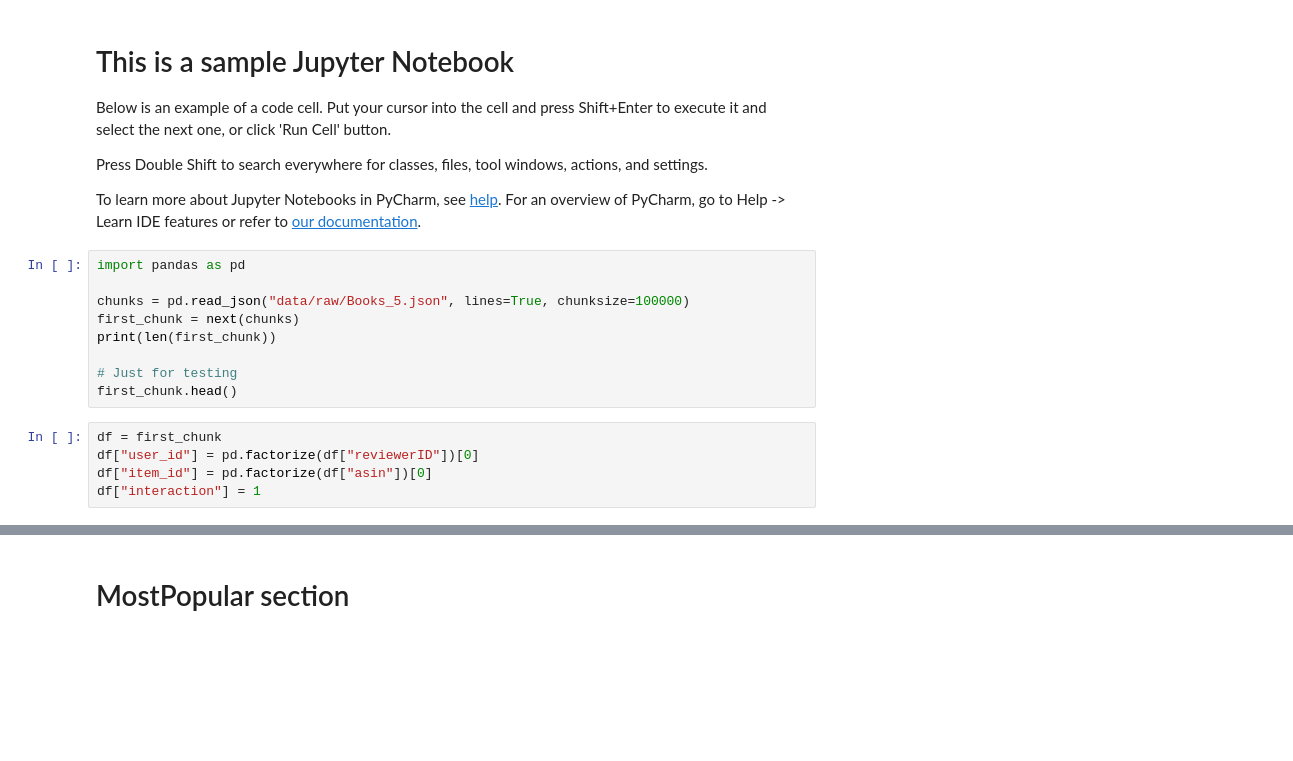
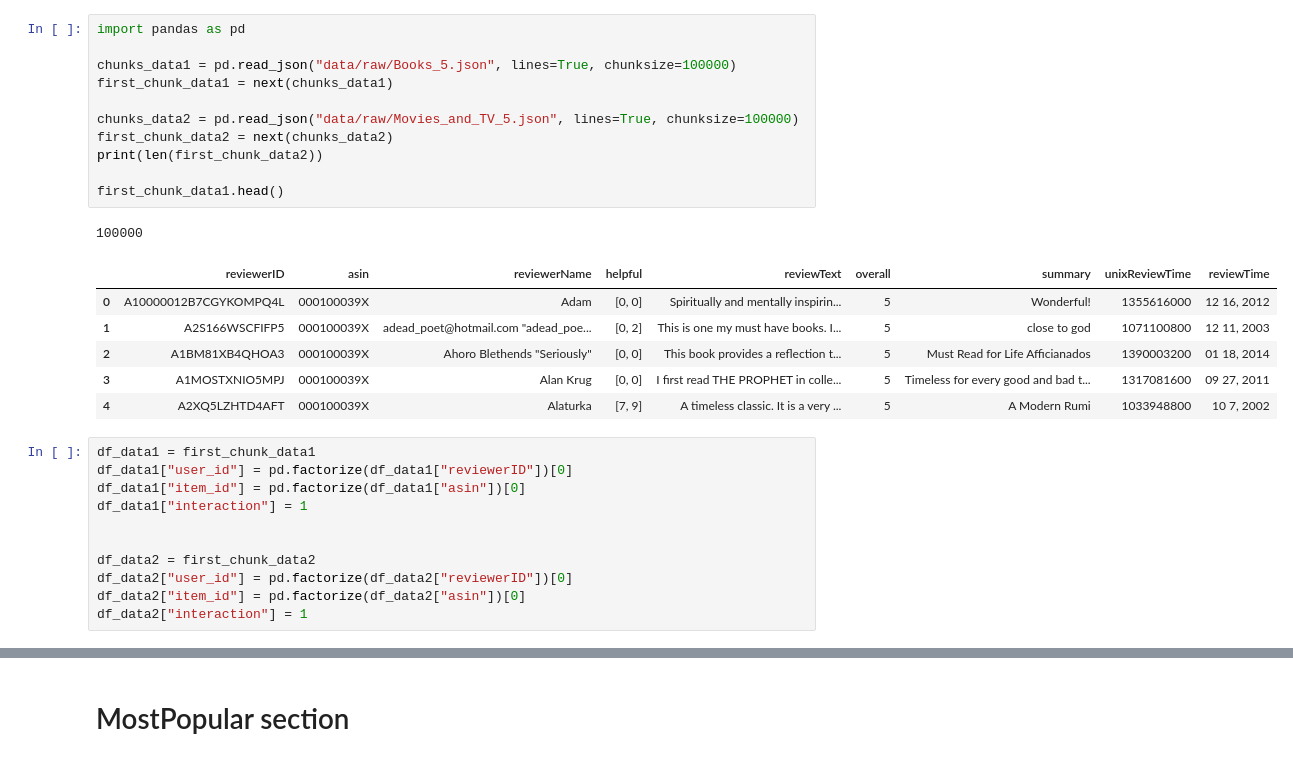
Before and after one commit to MaxVK03/InformationRetrieval, a Jupyter notebook: sample.ipynb, the cells around one changed output, grey strips where cells are left out. Drawn from its saved outputs; the diff is of its cells as text; blank space fills up the shorter version.

```diff
--- a/sample.ipynb
+++ b/sample.ipynb
@@ -1,25 +1,31 @@
-# %% [markdown]
-# This is a sample Jupyter Notebook
-
-Below is an example of a code cell.
-Put your cursor into the cell and press Shift+Enter to execute it and select the next one, or click 'Run Cell' button.
-
-Press Double Shift to search everywhere for classes, files, tool windows, actions, and settings.
-
-To learn more about Jupyter Notebooks in PyCharm, see [help](https://www.jetbrains.com/help/pycharm/ipython-notebook-support.html).
-For an overview of PyCharm, go to Help -> Learn IDE features or refer to [our documentation](https://www.jetbrains.com/help/pycharm/getting-started.html).
 # %%
 import pandas as pd
 
-chunks = pd.read_json("data/raw/Books_5.json", lines=True, chunksize=100000)
-first_chunk = next(chunks)
-print(len(first_chunk))
+chunks_data1 = pd.read_json("data/raw/Books_5.json", lines=True, chunksize=100000)
+first_chunk_data1 = next(chunks_data1)
 
-# Just for testing
-first_chunk.head()
+chunks_data2 = pd.read_json("data/raw/Movies_and_TV_5.json", lines=True, chunksize=100000)
+first_chunk_data2 = next(chunks_data2)
+print(len(first_chunk_data2))
+
+first_chunk_data1.head()
+# %% [output]
+100000
+|  | reviewerID | asin | reviewerName | helpful | reviewText | overall | summary | unixReviewTime | reviewTime |
+| 0 | A10000012B7CGYKOMPQ4L | 000100039X | Adam | [0, 0] | Spiritually and mentally inspirin... | 5 | Wonderful! | 1355616000 | 12 16, 2012 |
+| 1 | A2S166WSCFIFP5 | 000100039X | adead_poet@hotmail.com "adead_poe... | [0, 2] | This is one my must have books. I... | 5 | close to god | 1071100800 | 12 11, 2003 |
+| 2 | A1BM81XB4QHOA3 | 000100039X | Ahoro Blethends "Seriously" | [0, 0] | This book provides a reflection t... | 5 | Must Read for Life Afficianados | 1390003200 | 01 18, 2014 |
+| 3 | A1MOSTXNIO5MPJ | 000100039X | Alan Krug | [0, 0] | I first read THE PROPHET in colle... | 5 | Timeless for every good and bad t... | 1317081600 | 09 27, 2011 |
+| 4 | A2XQ5LZHTD4AFT | 000100039X | Alaturka | [7, 9] | A timeless classic. It is a very ... | 5 | A Modern Rumi | 1033948800 | 10 7, 2002 |
 # %%
-df = first_chunk
-df["user_id"] = pd.factorize(df["reviewerID"])[0]
-df["item_id"] = pd.factorize(df["asin"])[0]
-df["interaction"] = 1
+df_data1 = first_chunk_data1
+df_data1["user_id"] = pd.factorize(df_data1["reviewerID"])[0]
+df_data1["item_id"] = pd.factorize(df_data1["asin"])[0]
+df_data1["interaction"] = 1
+
+
+df_data2 = first_chunk_data2
+df_data2["user_id"] = pd.factorize(df_data2["reviewerID"])[0]
+df_data2["item_id"] = pd.factorize(df_data2["asin"])[0]
+df_data2["interaction"] = 1
 # %%
```
Also changed, not shown: parts of 19 cells of this notebook.
